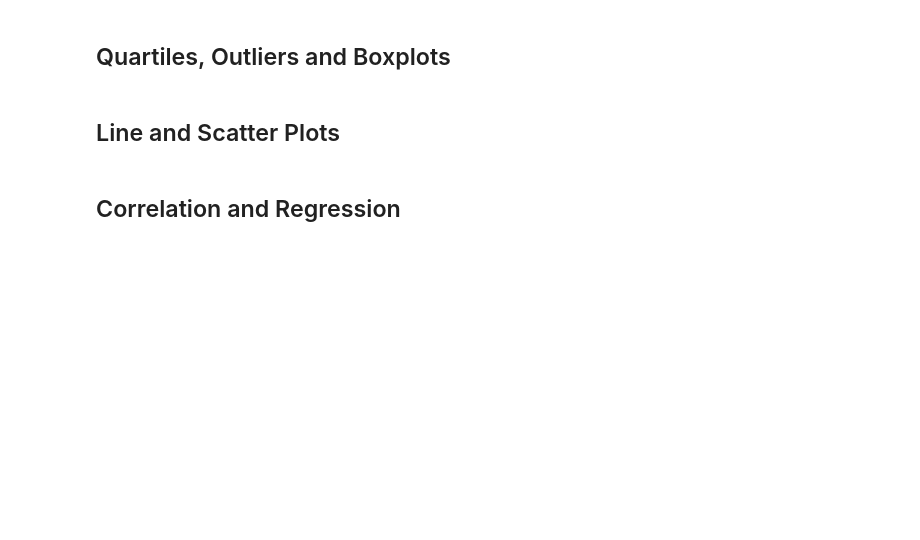
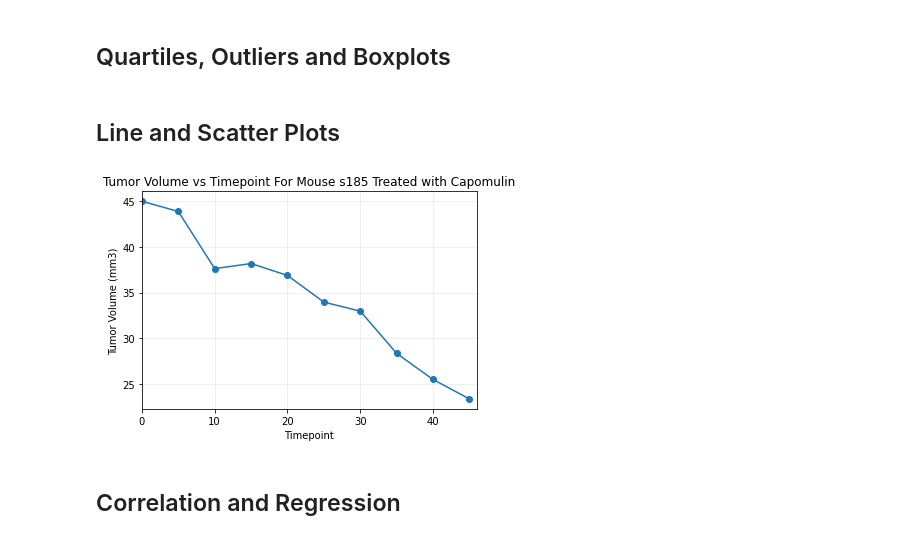
Before and after one commit to shaff183/Matplotlib-challenge, a Jupyter notebook: Pymaceuticals/main.ipynb, the cells around one changed output. Drawn from its saved outputs; the diff is of its cells as text; code cells hidden in the pictures; blank space fills up the shorter version.

Commit message:
added scatterplot

```diff
--- a/Pymaceuticals/main.ipynb
+++ b/Pymaceuticals/main.ipynb
@@ -211,3 +206,20 @@ plt.show()
+# %%
+# Generate a line plot of tumor volume vs. time point for a mouse treated with Capomulin
+tumor_volume_cap = clean_mouse_data.loc[clean_mouse_data['Drug Regimen'] == 'Capomulin']
+
+# Mouse that was treated with Capomulin
+treated_mouse = "s185"
+selected_mouse = tumor_volume_cap.loc[tumor_volume_cap["Mouse ID"] == treated_mouse]
+
+plt.plot(selected_mouse['Timepoint'], selected_mouse['Tumor Volume (mm3)'], marker='o')
+plt.grid(alpha=.25)
+plt.xlim(0, max(selected_mouse["Timepoint"]) + 1)
+plt.title(f"Tumor Volume vs Timepoint For Mouse {treated_mouse} Treated with Capomulin")
+plt.xlabel("Timepoint")
+plt.ylabel("Tumor Volume (mm3)")
+plt.show()
+# %% [output]
+[figure, added]
 # %%
 # Generate a scatter plot of average tumor volume vs. mouse weight for the Capomulin regimen
 # %% [markdown]
```
Also changed, not shown: parts of 4 cells of this notebook.
